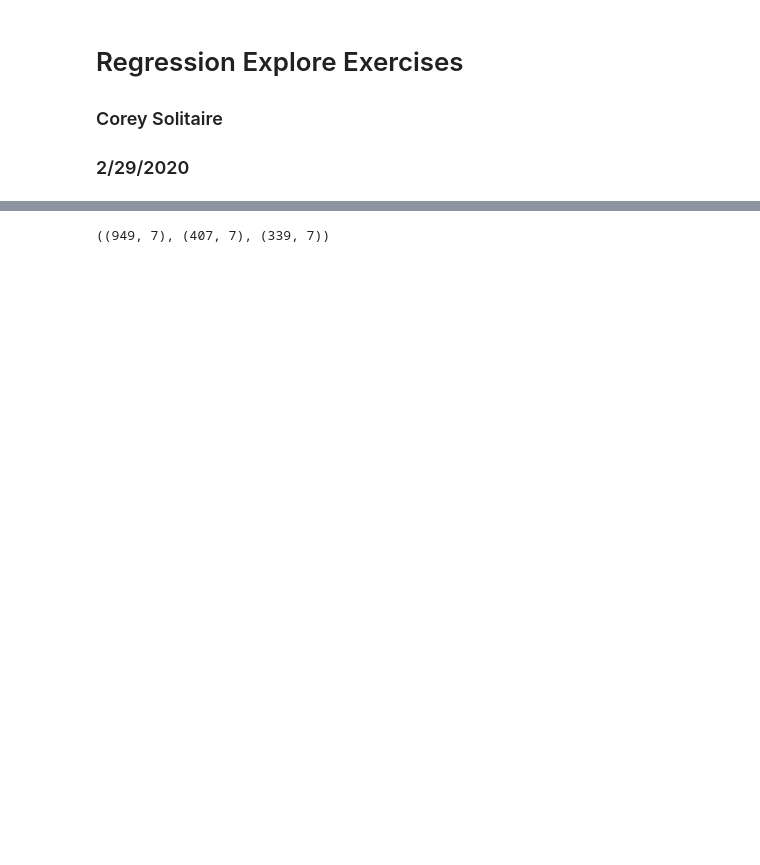
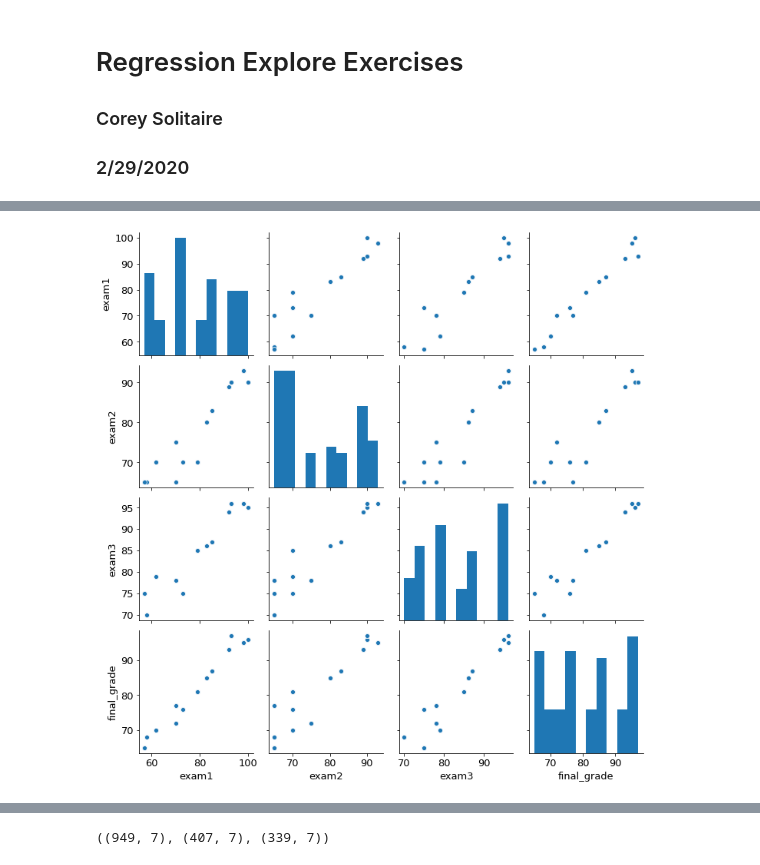
Before and after one commit to CSolitaire/regression-exercises, a Jupyter notebook: explore.ipynb, the cells around one changed output, grey strips where cells are left out. Saved outputs shown, nothing was run; the diff lists cells and outputs as text; code cells hidden in the pictures; blank space fills up the shorter version.

```diff
--- a/explore.ipynb
+++ b/explore.ipynb
@@ -16,0 +90,7 @@ from wrangle import wrangle_telco
+# %%
+# Visualize all variables at the same time
+
+sns.pairplot(train)
+plt.show()
+# %% [output]
+[figure, added]
```
Also changed, not shown: parts of 72 cells of this notebook.
